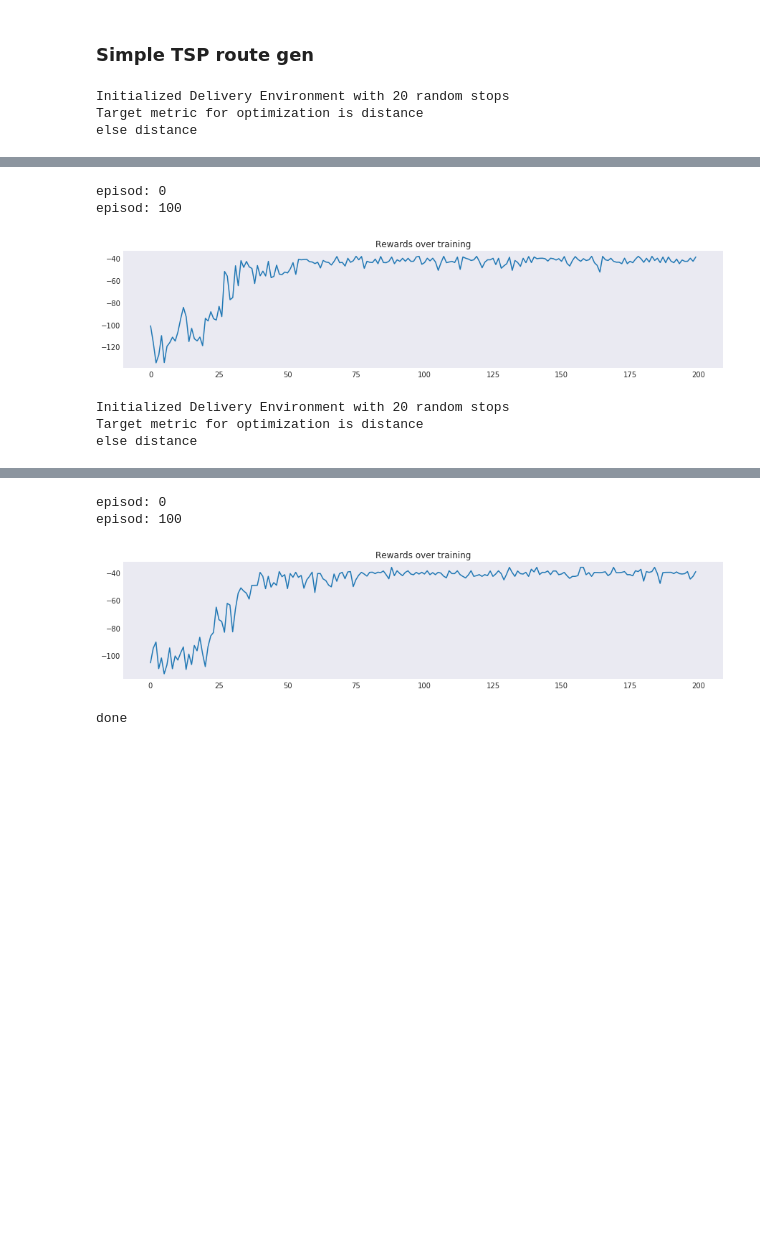
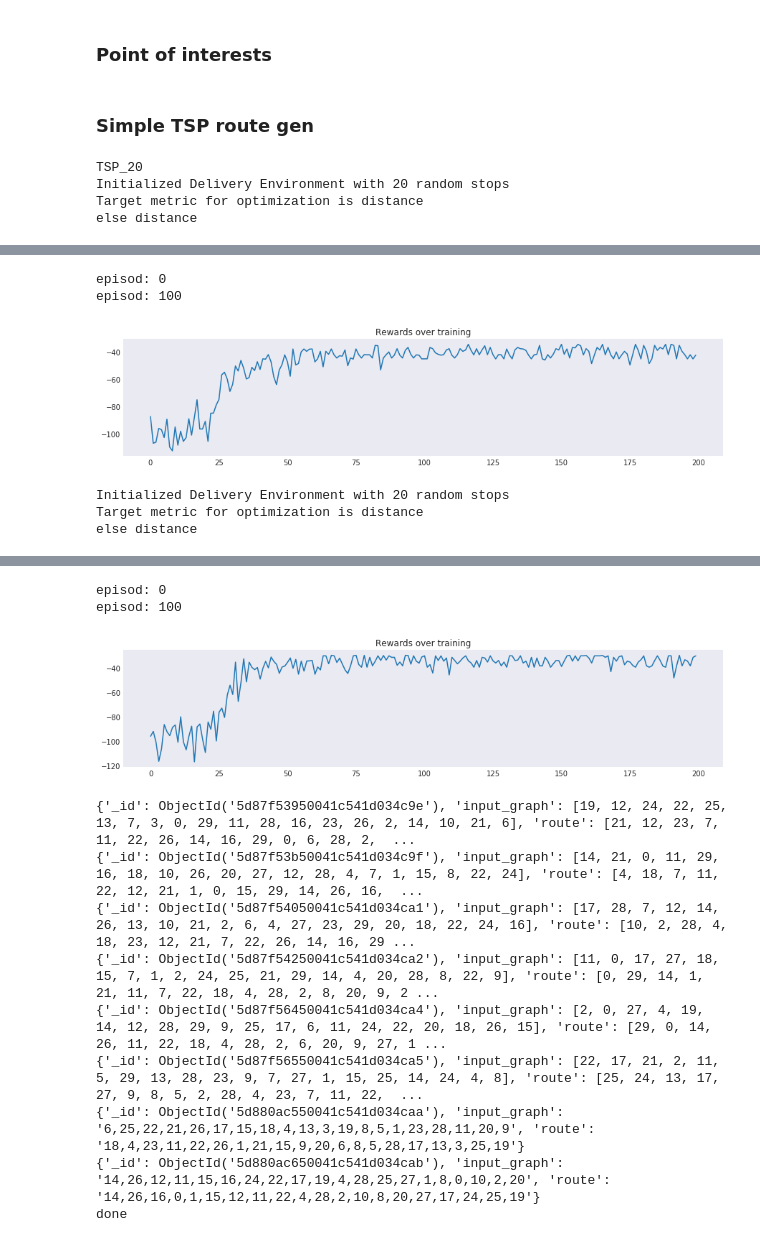
Before and after one commit to p-neq-np/reinforcement-learning, a Jupyter notebook: Delivery_Optimization/TSP_Route_Gen_from_Qagent.ipynb, the cells around one changed output, grey strips where cells are left out. Saved outputs shown, nothing was run; the diff lists cells and outputs as text; code cells hidden in the pictures; blank space fills up the shorter version.

```diff
--- a/Delivery_Optimization/TSP_Route_Gen_from_Qagent.ipynb
+++ b/Delivery_Optimization/TSP_Route_Gen_from_Qagent.ipynb
@@ -25,49 +23,63 @@ The autoreload extension is already loaded. To reload it, use:
+# %% [markdown]
+### Point of interests
+# %%
+n_points = 30
+max_box = 10
+n_stops = 20
+n_samples = 2
+
+pois = np.random.rand(n_points, 2) * max_box
 # %% [markdown]
 ### Simple TSP route gen
 # %%
-n_points = 30
-max_box = 10
-# points of interest
-pois = np.random.rand(n_points, 2) * max_box
-n_stops = 20
-nSAMPLEs = 2
-
+dt = datetime.datetime.now().strftime("%d-%H-%M-%S")
 # enable database
-st_table = "TSP_20"
+st_table = "TSP-20"
+print(st_table)
 db = Storage(st_table)
 
-for i in range(nSAMPLEs):
+for i in range(n_samples):
     task_indices = np.random.choice(n_points, n_stops, replace=False)
     reverse_task_ind = np.column_stack((np.arange(n_stops), task_indices))
     task_locations = pois[task_indices, :]
     # no does_task_exist check
     env = DeliveryEnvironment(n_stops = n_stops, method = "distance", poi = task_locations)
     agent = QAgent(nA=env.action_space, nS=env.observation_space, alpha=0.8, gamma=0.8, eps_start=1, eps_decay=0.95, eps_min=0.01, sars='max')
     env, agent = run_n_episodes(env,agent,"training_50_stops1.gif", n_episodes=200)
     #env.render()
     route_indices = env.stops # need a getter?
     global_route_indices = reverse_task_ind[route_indices,1]
     # add to the database
-    route_dict = {"input_graph": task_indices.tolist(), "route": global_route_indices.tolist()}
-    #res = db.insert_route(route_dict)
 
+    route_dict = {"input_graph": ','.join(map(str, task_indices.tolist())), "route": ','.join(map(str, global_route_indices.tolist()))}
+    res = db.insert_route(route_dict)
 
+db.print_table()
 print('done')
 # %% [output]
+TSP_20
 Initialized Delivery Environment with 20 random stops
 Target metric for optimization is distance
 else distance
 [interactive output not drawn]
 episod: 0
 episod: 100
-[figure, old version]
+[figure, new version]
 Initialized Delivery Environment with 20 random stops
 Target metric for optimization is distance
 else distance
 [interactive output not drawn]
 episod: 0
 episod: 100
-[figure, old version]
+[figure, new version]
+{'_id': ObjectId('5d87f53950041c541d034c9e'), 'input_graph': [19, 12, 24, 22, 25, 13, 7, 3, 0, 29, 11, 28, 16, 23, 26, 2, 14, 10, 21, 6], 'route': [21, 12, 23, 7, 11, 22, 26, 14, 16, 29, 0, 6, 28, 2,  ...
+{'_id': ObjectId('5d87f53b50041c541d034c9f'), 'input_graph': [14, 21, 0, 11, 29, 16, 18, 10, 26, 20, 27, 12, 28, 4, 7, 1, 15, 8, 22, 24], 'route': [4, 18, 7, 11, 22, 12, 21, 1, 0, 15, 29, 14, 26, 16,  ...
+{'_id': ObjectId('5d87f54050041c541d034ca1'), 'input_graph': [17, 28, 7, 12, 14, 26, 13, 10, 21, 2, 6, 4, 27, 23, 29, 20, 18, 22, 24, 16], 'route': [10, 2, 28, 4, 18, 23, 12, 21, 7, 22, 26, 14, 16, 29 ...
+{'_id': ObjectId('5d87f54250041c541d034ca2'), 'input_graph': [11, 0, 17, 27, 18, 15, 7, 1, 2, 24, 25, 21, 29, 14, 4, 20, 28, 8, 22, 9], 'route': [0, 29, 14, 1, 21, 11, 7, 22, 18, 4, 28, 2, 8, 20, 9, 2 ...
+{'_id': ObjectId('5d87f56450041c541d034ca4'), 'input_graph': [2, 0, 27, 4, 19, 14, 12, 28, 29, 9, 25, 17, 6, 11, 24, 22, 20, 18, 26, 15], 'route': [29, 0, 14, 26, 11, 22, 18, 4, 28, 2, 6, 20, 9, 27, 1 ...
+{'_id': ObjectId('5d87f56550041c541d034ca5'), 'input_graph': [22, 17, 21, 2, 11, 5, 29, 13, 28, 23, 9, 7, 27, 1, 15, 25, 14, 24, 4, 8], 'route': [25, 24, 13, 17, 27, 9, 8, 5, 2, 28, 4, 23, 7, 11, 22,  ...
+{'_id': ObjectId('5d880ac550041c541d034caa'), 'input_graph': '6,25,22,21,26,17,15,18,4,13,3,19,8,5,1,23,28,11,20,9', 'route': '18,4,23,11,22,26,1,21,15,9,20,6,8,5,28,17,13,3,25,19'}
+{'_id': ObjectId('5d880ac650041c541d034cab'), 'input_graph': '14,26,12,11,15,16,24,22,17,19,4,28,25,27,1,8,0,10,2,20', 'route': '14,26,16,0,1,15,12,11,22,4,28,2,10,8,20,27,17,24,25,19'}
 done
 # %%
 # todo
```
Also changed, not shown: parts of 3 cells of this notebook, 1 other file.
